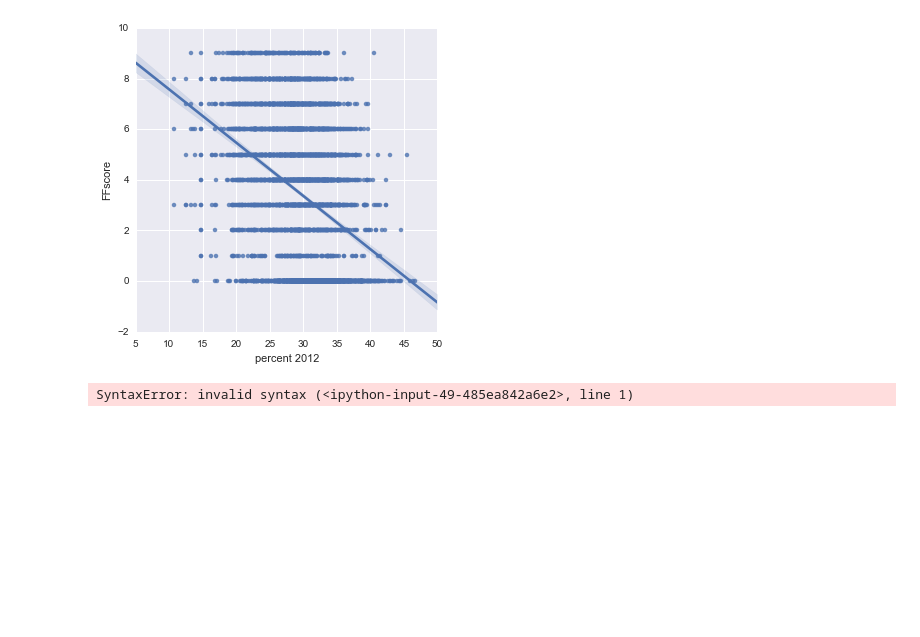
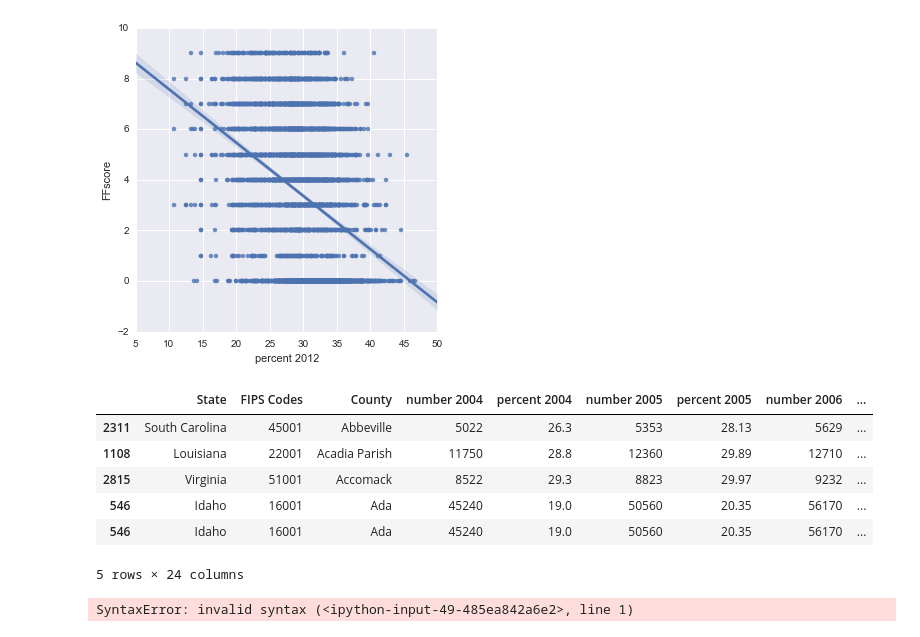
Before and after one commit to ahellman21/ASH, a Jupyter notebook: 1FarmersMkts.ipynb, the cells around one changed output. Drawn from its saved outputs; the diff is of its cells as text; code cells hidden in the pictures; blank space fills up the shorter version.

```diff
--- a/1FarmersMkts.ipynb
+++ b/1FarmersMkts.ipynb
@@ -260,6 +271,16 @@ X_train, X_test, y_train, y_test = train_test_split(X, y,
 sns.lmplot("percent 2012", "FFscore", Ob_set);
 # %% [output]
 [figure]
+# %%
+Ob_set.head()
+# %% [output]
+|  | State | FIPS Codes | County | number 2004 | percent 2004 | number 2005 | percent 2005 | number 2006 | ... |
+| 2311 | South Carolina | 45001 | Abbeville | 5022 | 26.3 | 5353 | 28.13 | 5629 | ... |
+| 1108 | Louisiana | 22001 | Acadia Parish | 11750 | 28.8 | 12360 | 29.89 | 12710 | ... |
+| 2815 | Virginia | 51001 | Accomack | 8522 | 29.3 | 8823 | 29.97 | 9232 | ... |
+| 546 | Idaho | 16001 | Ada | 45240 | 19.0 | 50560 | 20.35 | 56170 | ... |
+| 546 | Idaho | 16001 | Ada | 45240 | 19.0 | 50560 | 20.35 | 56170 | ... |
+5 rows × 24 columns
 # %%
 type Ob_set['percent 2012','FFscore','FarmersMkts Per County']
 # %% [output]
```
Also changed, not shown: parts of 5 cells of this notebook, 3 other files.
